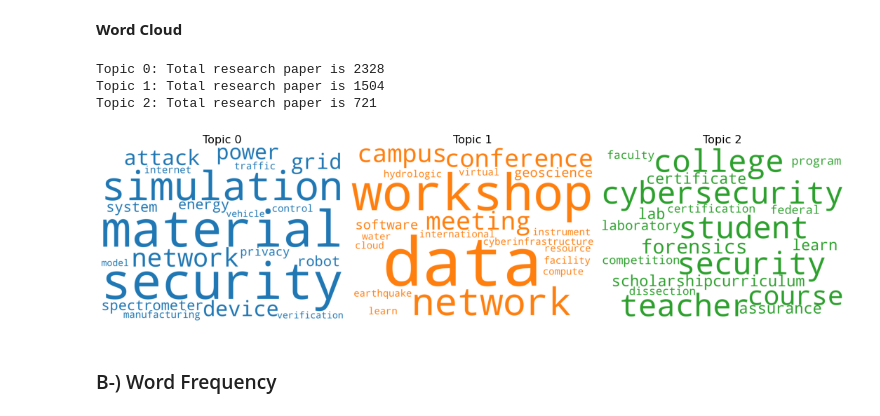
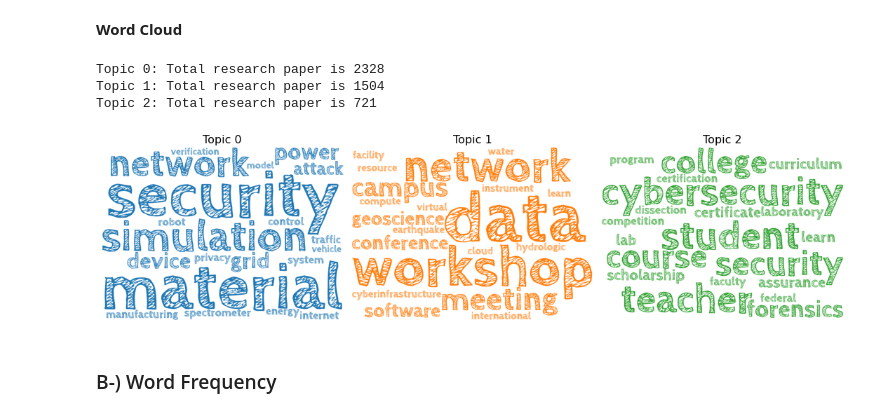
Before and after one commit to msklc/Text-Mining-Approach-to-Analyze-The-Cyber-Security-Related-Articles, a Jupyter notebook: PART-3 Text Mining.ipynb, the cells around one changed output. Cells and saved outputs as stored; diff of their text form; code cells hidden in the pictures.

```diff
--- a/PART-3 Text Mining.ipynb
+++ b/PART-3 Text Mining.ipynb
@@ -401,34 +397,35 @@ cols = [color for name, color in mcolors.TABLEAU_COLORS.items()]
 
 cloud = WordCloud(
                   background_color='white',
+                  font_path='CabinSketch-Bold.ttf', #we copied spesific font to the folder
                   width=2500,
                   height=1800,
                   max_words=20,
                   colormap='tab10',
                   color_func=lambda *args, **kwargs: cols[i],
                   prefer_horizontal=1.0)
 
 fig, axes = plt.subplots(1, 3, figsize=(15,15), sharex=True, sharey=True)
 
 for i, ax in enumerate(axes.flatten()):
     fig.add_subplot(ax)
     topic_words = ', '.join(list(dict(nltk.FreqDist(df_cluster_words['TopicWords'][i]).most_common(20))))
     cloud.generate(topic_words)
     plt.gca().imshow(cloud)
     plt.gca().set_title('Topic ' + str(i), fontdict=dict(size=16))
     plt.gca().axis('off')
     print('Topic {}: Total research paper is {}'.format(i, df_sum2[df_sum2['Label']==i].shape[0]))
 
 plt.subplots_adjust(wspace=0, hspace=0)
 plt.axis('off')
 plt.margins(x=0, y=0)
 plt.tight_layout()
 plt.show()
 # %% [output]
 Topic 0: Total research paper is 2328
 Topic 1: Total research paper is 1504
 Topic 2: Total research paper is 721
-[figure, old version]
+[figure, new version]
 # %% [markdown]
 ### B-) Word Frequency
 # %% [markdown]
```
Also changed, not shown: parts of 12 cells of this notebook, 3 other files.
